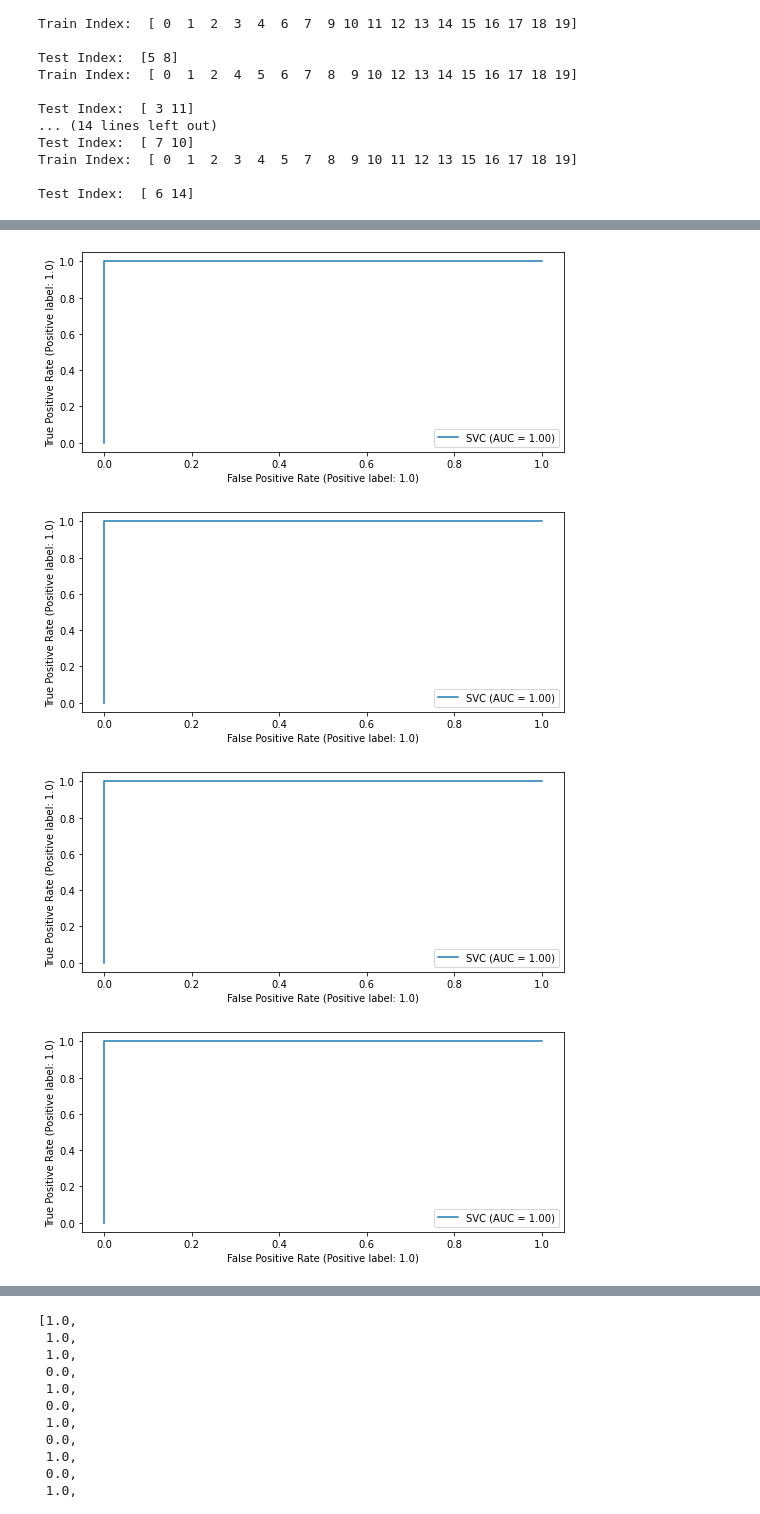
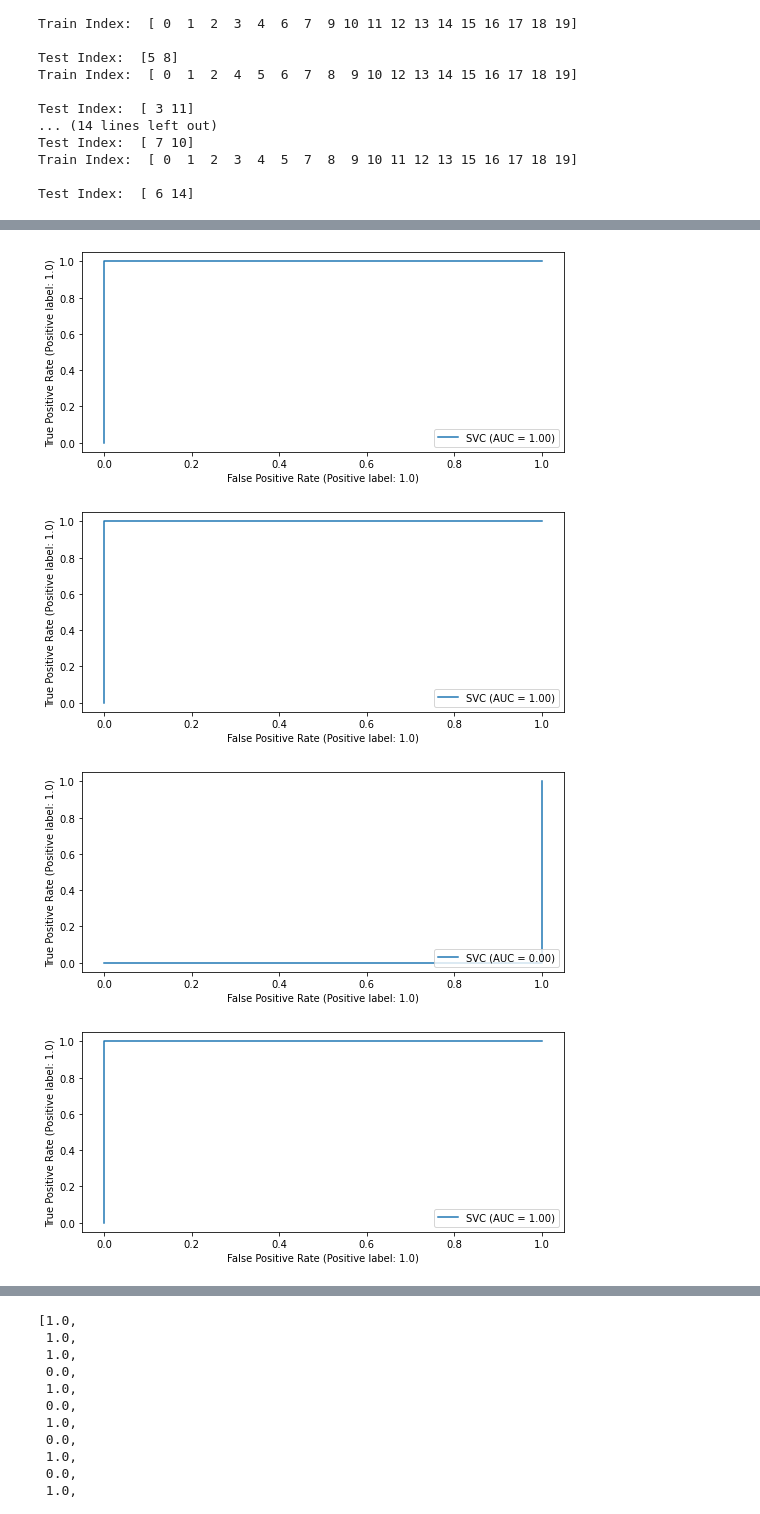
Before and after one commit to ladcva/raman_spectroscopy, a Jupyter notebook: pca_svm.ipynb, the cells around one changed output, grey strips where cells are left out. Saved outputs shown, nothing was run; the diff lists cells and outputs as text; code cells hidden in the pictures.

```diff
--- a/pca_svm.ipynb
+++ b/pca_svm.ipynb
@@ -66,6 +66,6 @@ veinData
 20 rows × 1001 columns
 # %%
-veinData = veinData.to_numpy()
+earData = earData.to_numpy()
 # %%
 ax = []
 fig, (ax) = plt.subplots(20, 1, sharex='col', figsize=(30,30))
@@ -90,11 +90,11 @@ from sklearn.metrics import roc_curve, plot_confusion_matrix, RocCurveDisplay
 # %%
 pca = PCA(n_components=2)
 # %%
-pca.fit(veinData)
+pca.fit(earData)
 # %% [output]
 PCA(n_components=2)
 # %%
-X_pca = pca.fit_transform(veinData)
+X_pca = pca.fit_transform(earData)
 # %%
 X_pca
 # %% [output]
@@ -236,7 +250,7 @@ def flatten_np(array):
 # %%
 # Run classifier with cross-validation and plot ROC curves
 cv = KFold(n_splits=10, shuffle=True, random_state=42)
-classifier = SVC(kernel='linear', probability=True, random_state=42)
+classifier = SVC(kernel='rbf', probability=True, random_state=42)
 
 tprs = []
 aucs = []
@@ -316,7 +317,7 @@ TypeError: 'numpy.float64' object does not support item assignment
 # %%
 # Run classifier with cross-validation and plot ROC curves
 cv = StratifiedKFold(n_splits=10, shuffle=True, random_state=42)
-classifier = SVC(kernel='linear', probability=True, random_state=42)
+classifier = SVC(kernel='rbf', probability=True, random_state=42)
 
 tprs = []
 aucs = []
@@ -334,11 +335,6 @@ for i, (train, test) in enumerate(cv.split(X, y)):
     # print(y[test])
 
     classifier.fit(X[train], y[train])
-    # viz = roc_curve(classifier, X[test], y[test])
-    # interp_tpr = np.interp(mean_fpr, viz.fpr, viz.tpr)
-    # interp_tpr[0] = 0.0
-    # tprs.append(interp_tpr)
-    # aucs.append(viz.roc_auc)
 
     y_test.append(y[test].to_list()[0])
     y_test.append(y[test].to_list()[1])
@@ -346,14 +342,7 @@ for i, (train, test) in enumerate(cv.split(X, y)):
 
     RocCurveDisplay.from_estimator(classifier, X[test], y[test])
 
-    # score = roc_auc_score(y[test], classifier.predict_proba(X[test])[:, 1])
-
-
-    # summarize scores
-    # print('DM2: ROC AUC=%.3f' % (score))
-
     print(f'y_test : {classifier.predict(X[test])} \n')
-    # print(f'AUC of fold {i+1} : {viz.roc_auc}')
     print('------------------')
 # %% [output]
 FOLD 1 Test set
@@ -374,11 +363,11 @@ y_test : [1. 0.]
 
 ------------------
 [figure]
 [figure]
 [figure]
 [figure]
 [figure]
-[figure, old version]
+[figure, new version]
 [figure]
 [figure]
 [figure]
```
Also changed, not shown: parts of 18 cells of this notebook, 22 other files.
